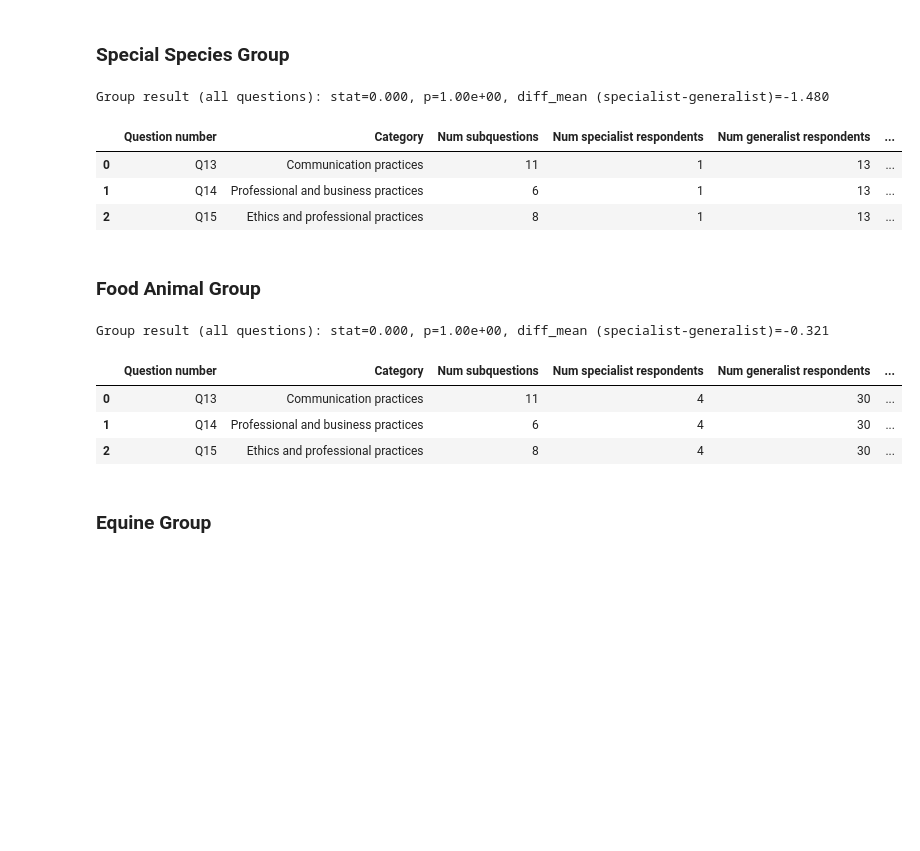
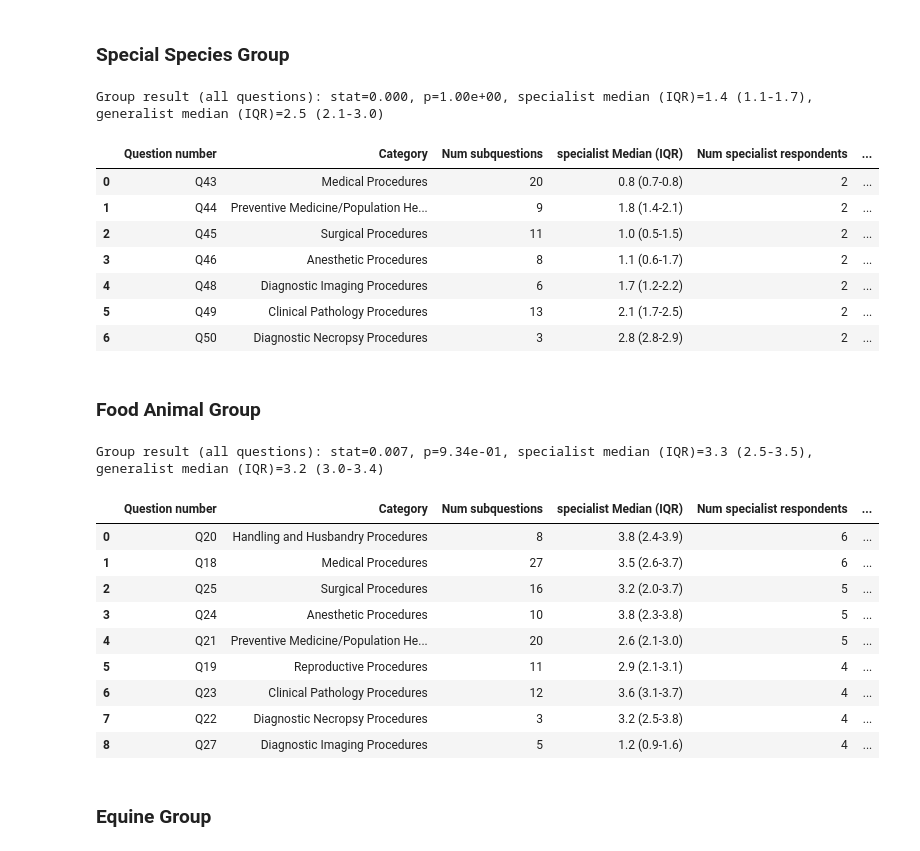
Before and after one commit to nathanbollig/vet-graduate-expectations-survey, a Jupyter notebook: analysis.ipynb, the cells around one changed output. Saved outputs shown, nothing was run; the diff lists cells and outputs as text; code cells hidden in the pictures; blank space fills up the shorter version.

Commit message:
Use median and IQR

```diff
--- a/analysis.ipynb
+++ b/analysis.ipynb
@@ -66,7 +66,7 @@ Technical or non-technical.
 
 The nontechnical questions are Q13, Q14, and Q16 for all species categories.
 """
-nontechnical = True
+nontechnical = False
 # %% [markdown]
 Run the following to set up the notebook for this analysis.
 # %%
@@ -357,7 +369,7 @@ def analyze_group(question_list, n_subq_list, question_strings, filtered_pop1_df
 
         # Run analysis
         table, subq_pooled_result, pop1_data, pop2_data = analyze_question(question_number, filtered_pop1_df, filtered_pop2_df, n_subquestions, verbose=False, alpha=alpha)
-        pooled_stat, pooled_p, pooled_diff_mean = subq_pooled_result
+        pooled_stat, pooled_p, pop1_med_iqr_string, pop2_med_iqr_string = subq_pooled_result
         pop1_num_responses = len(pop1_data)
         pop2_num_responses = len(pop2_data)
 
@@ -366,11 +378,11 @@ def analyze_group(question_list, n_subq_list, question_strings, filtered_pop1_df
         subq_tables_names.append('Q'+str(question_number))
 
         # Cache data for group summary
-        row = ['Q'+str(question_number), question_string, n_subquestions, pop1_num_responses, pop2_num_responses, pooled_diff_mean, pooled_stat, pooled_p]
+        row = ['Q'+str(question_number), question_string, n_subquestions, pop1_med_iqr_string, pop1_num_responses, pop2_med_iqr_string, pop2_num_responses, pooled_stat, pooled_p]
         rows.append(row)
 
     # Assemble table of results
-    group_table = pd.DataFrame(rows, columns=["Question number", "Category", "Num subquestions", "Num %s respondents"%(pop1_str,), "Num %s respondents"%(pop2_str,), "Diff Mean (%s-%s)"%(pop1_str, pop2_str), "Stat", "pval"])
+    group_table = pd.DataFrame(rows, columns=["Question number", "Category", "Num subquestions", "%s Median (IQR)"%(pop1_str,), "Num %s respondents"%(pop1_str,), "%s Median (IQR)"%(pop2_str,), "Num %s respondents"%(pop2_str,), "Stat", "pval"])
 
     # Compute composite scores
     pop1_composite_scores,_ = get_composite_scores(filtered_pop1_df, question_list, n_subq_list, force_completion_rate)
@@ -378,12 +390,17 @@ def analyze_group(question_list, n_subq_list, question_strings, filtered_pop1_df
 
     # Apply Kruskal test to pooled data
     pooled_stat, pooled_p = run_kruskal(pop1_composite_scores, pop2_composite_scores)
-    pooled_diff_mean = np.mean(pop1_composite_scores) - np.mean(pop2_composite_scores)
+
+    # Compute medians and IQR
+    pop1_q75, pop1_median, pop1_q25 = np.percentile(pop1_composite_scores, [75, 50, 25])
+    pop2_q75, pop2_median, pop2_q25 = np.percentile(pop2_composite_scores, [75, 50, 25])
+    pop1_med_iqr_string = "%.1f (%.1f-%.1f)" % (pop1_median, pop1_q25, pop1_q75)
+    pop2_med_iqr_string = "%.1f (%.1f-%.1f)" % (pop2_median, pop2_q25, pop2_q75)
 
     # Print
-    print('Group result (all questions): stat=%.3f, p=%.2e, diff_mean (%s-%s)=%.3f' % (pooled_stat, pooled_p, pop1_str, pop2_str, pooled_diff_mean))
+    print('Group result (all questions): stat=%.3f, p=%.2e, %s median (IQR)=%s, %s median (IQR)=%s' % (pooled_stat, pooled_p, pop1_str, pop1_med_iqr_string, pop2_str, pop2_med_iqr_string))
 
-    return group_table, (pooled_stat, pooled_p, pooled_diff_mean), np.sum(n_subq_list), len(pop1_composite_scores), len(pop2_composite_scores), (subq_tables, subq_tables_names)
+    return group_table, (pooled_stat, pooled_p, pop1_med_iqr_string, pop2_med_iqr_string), np.sum(n_subq_list), len(pop1_composite_scores), len(pop2_composite_scores), (subq_tables, subq_tables_names)
 # %%
 # cache data across all groups
 group_data = []
@@ -428,8 +445,8 @@ assert(len(question_list) == len(n_subq_list))
 assert(len(n_subq_list) == len(question_strings))
 # %%
 group_table, pooled_q_stats, n_subquestions, pop1_responses, pop2_responses, subq_data  = analyze_group(question_list, n_subq_list, question_strings, ca_pop1, ca_pop2, alpha=ALPHA)
-pooled_stat, pooled_p, pooled_diff_mean = pooled_q_stats
-group_data.append(["Companion Animal", n_subquestions, pop1_responses, pop2_responses, pooled_diff_mean, pooled_stat, pooled_p])
+pooled_stat, pooled_p, pop1_med_iqr_string, pop2_med_iqr_string = pooled_q_stats
+group_data.append(["Companion Animal", n_subquestions, pop1_responses, pop1_med_iqr_string, pop2_responses, pop2_med_iqr_string, pooled_stat, pooled_p])
 output_tables.append(group_table)
 output_tables_sheet_names.append("Companion Animal")
 output_subq_data.append(subq_data)
@@ -470,18 +492,22 @@ assert(len(question_list) == len(n_subq_list))
 assert(len(n_subq_list) == len(question_strings))
 # %%
 group_table, pooled_q_stats, n_subquestions, pop1_responses, pop2_responses, subq_data  = analyze_group(question_list, n_subq_list, question_strings, ss_pop1, ss_pop2, alpha=ALPHA)
-pooled_stat, pooled_p, pooled_diff_mean = pooled_q_stats
-group_data.append(["Special Species", n_subquestions, pop1_responses, pop2_responses, pooled_diff_mean, pooled_stat, pooled_p])
+pooled_stat, pooled_p, pop1_med_iqr_string, pop2_med_iqr_string = pooled_q_stats
+group_data.append(["Special Species", n_subquestions, pop1_responses, pop1_med_iqr_string, pop2_responses, pop2_med_iqr_string, pooled_stat, pooled_p])
 output_tables.append(group_table)
 output_tables_sheet_names.append("Special Species")
 output_subq_data.append(subq_data)
 group_table
 # %% [output]
-Group result (all questions): stat=0.000, p=1.00e+00, diff_mean (specialist-generalist)=-1.480
+Group result (all questions): stat=0.000, p=1.00e+00, specialist median (IQR)=1.4 (1.1-1.7), generalist median (IQR)=2.5 (2.1-3.0)
-|  | Question number | Category | Num subquestions | Num specialist respondents | Num generalist respondents | ... |
-| 0 | Q13 | Communication practices | 11 | 1 | 13 | ... |
-| 1 | Q14 | Professional and business practices | 6 | 1 | 13 | ... |
-| 2 | Q15 | Ethics and professional practices | 8 | 1 | 13 | ... |
+|  | Question number | Category | Num subquestions | specialist Median (IQR) | Num specialist respondents | ... |
+| 0 | Q43 | Medical Procedures | 20 | 0.8 (0.7-0.8) | 2 | ... |
+| 1 | Q44 | Preventive Medicine/Population He... | 9 | 1.8 (1.4-2.1) | 2 | ... |
+| 2 | Q45 | Surgical Procedures | 11 | 1.0 (0.5-1.5) | 2 | ... |
+| 3 | Q46 | Anesthetic Procedures | 8 | 1.1 (0.6-1.7) | 2 | ... |
+| 4 | Q48 | Diagnostic Imaging Procedures | 6 | 1.7 (1.2-2.2) | 2 | ... |
+| 5 | Q49 | Clinical Pathology Procedures | 13 | 2.1 (1.7-2.5) | 2 | ... |
+| 6 | Q50 | Diagnostic Necropsy Procedures | 3 | 2.8 (2.8-2.9) | 2 | ... |
 # %% [markdown]
 ### Food Animal Group
 # %%
@@ -514,18 +540,24 @@ assert(len(question_list) == len(n_subq_list))
 assert(len(n_subq_list) == len(question_strings))
 # %%
 group_table, pooled_q_stats, n_subquestions, pop1_responses, pop2_responses, subq_data  = analyze_group(question_list, n_subq_list, question_strings, fa_pop1, fa_pop2, alpha=ALPHA)
-pooled_stat, pooled_p, pooled_diff_mean = pooled_q_stats
-group_data.append(["Food Animal", n_subquestions, pop1_responses, pop2_responses, pooled_diff_mean, pooled_stat, pooled_p])
+pooled_stat, pooled_p, pop1_med_iqr_string, pop2_med_iqr_string = pooled_q_stats
+group_data.append(["Food Animal", n_subquestions, pop1_responses, pop1_med_iqr_string, pop2_responses, pop2_med_iqr_string, pooled_stat, pooled_p])
 output_tables.append(group_table)
 output_tables_sheet_names.append("Food Animal")
 output_subq_data.append(subq_data)
 group_table
 # %% [output]
-Group result (all questions): stat=0.000, p=1.00e+00, diff_mean (specialist-generalist)=-0.321
+Group result (all questions): stat=0.007, p=9.34e-01, specialist median (IQR)=3.3 (2.5-3.5), generalist median (IQR)=3.2 (3.0-3.4)
-|  | Question number | Category | Num subquestions | Num specialist respondents | Num generalist respondents | ... |
-| 0 | Q13 | Communication practices | 11 | 4 | 30 | ... |
-| 1 | Q14 | Professional and business practices | 6 | 4 | 30 | ... |
-| 2 | Q15 | Ethics and professional practices | 8 | 4 | 30 | ... |
+|  | Question number | Category | Num subquestions | specialist Median (IQR) | Num specialist respondents | ... |
+| 0 | Q20 | Handling and Husbandry Procedures | 8 | 3.8 (2.4-3.9) | 6 | ... |
+| 1 | Q18 | Medical Procedures | 27 | 3.5 (2.6-3.7) | 6 | ... |
+| 2 | Q25 | Surgical Procedures | 16 | 3.2 (2.0-3.7) | 5 | ... |
+| 3 | Q24 | Anesthetic Procedures | 10 | 3.8 (2.3-3.8) | 5 | ... |
+| 4 | Q21 | Preventive Medicine/Population He... | 20 | 2.6 (2.1-3.0) | 5 | ... |
+| 5 | Q19 | Reproductive Procedures | 11 | 2.9 (2.1-3.1) | 4 | ... |
+| 6 | Q23 | Clinical Pathology Procedures | 12 | 3.6 (3.1-3.7) | 4 | ... |
+| 7 | Q22 | Diagnostic Necropsy Procedures | 3 | 3.2 (2.5-3.8) | 4 | ... |
+| 8 | Q27 | Diagnostic Imaging Procedures | 5 | 1.2 (0.9-1.6) | 4 | ... |
 # %% [markdown]
 ### Equine Group
 # %%
```
Also changed, not shown: parts of 13 cells of this notebook.
